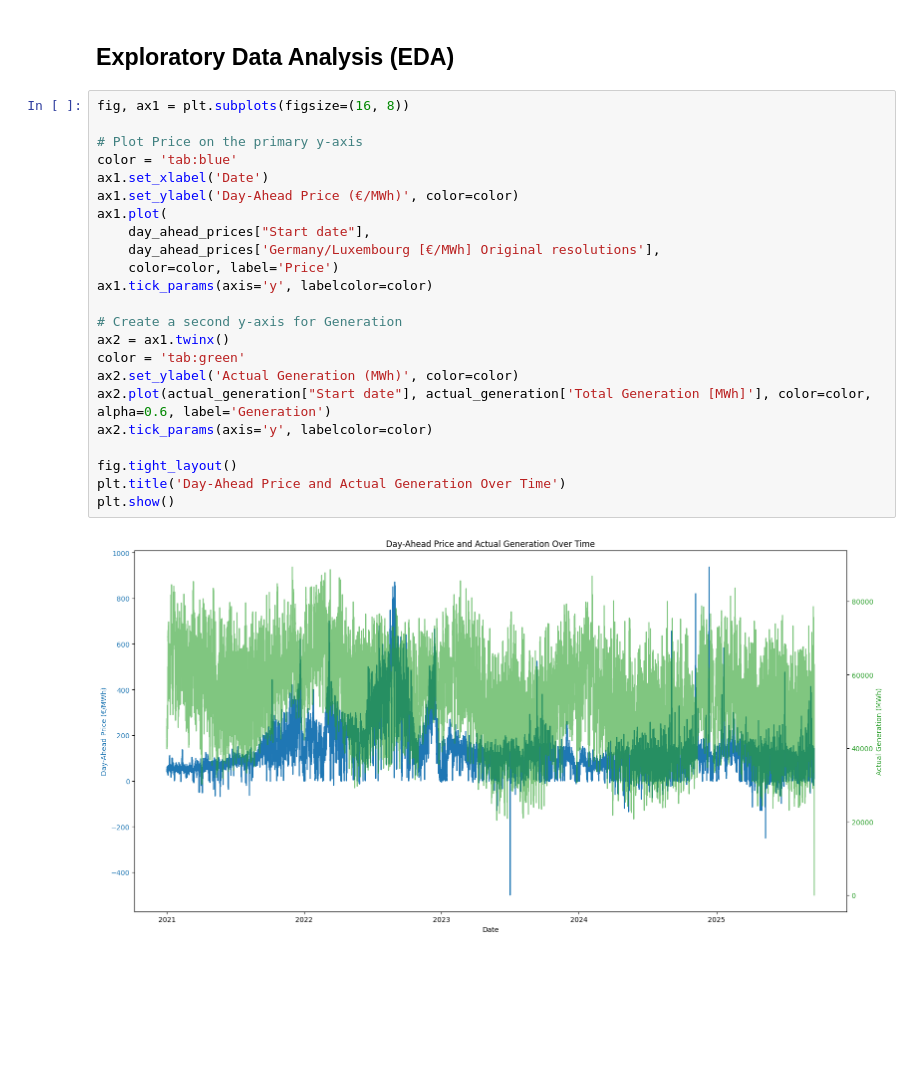
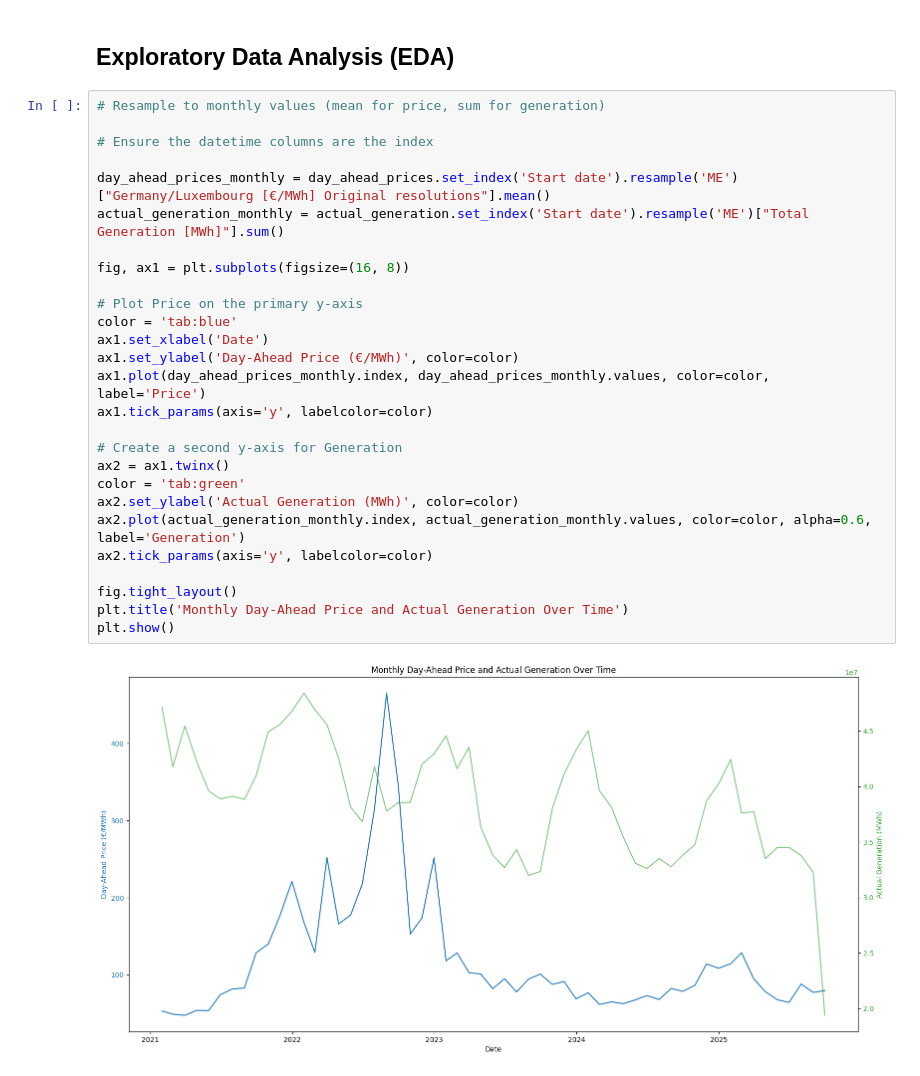
Before and after one commit to Alaeddin-B/german-energy-price-forecasting-mlops, a Jupyter notebook: notebooks/01-EDA.ipynb, the cells around one changed output. Drawn from its saved outputs; the diff is of its cells as text; blank space fills up the shorter version.

Commit message:
added more EDA plots

```diff
--- a/notebooks/01-EDA.ipynb
+++ b/notebooks/01-EDA.ipynb
@@ -148,27 +149,31 @@ Name: Germany/Luxembourg [€/MWh] Original resolutions, dtype: float64
 # %% [markdown]
 ## Exploratory Data Analysis (EDA)
 # %%
+# Resample to monthly values (mean for price, sum for generation)
+
+# Ensure the datetime columns are the index
+
+day_ahead_prices_monthly = day_ahead_prices.set_index('Start date').resample('ME')["Germany/Luxembourg [€/MWh] Original resolutions"].mean()
+actual_generation_monthly = actual_generation.set_index('Start date').resample('ME')["Total Generation [MWh]"].sum()
+
 fig, ax1 = plt.subplots(figsize=(16, 8))
 
 # Plot Price on the primary y-axis
 color = 'tab:blue'
 ax1.set_xlabel('Date')
 ax1.set_ylabel('Day-Ahead Price (€/MWh)', color=color)
-ax1.plot(
-    day_ahead_prices["Start date"],
-    day_ahead_prices['Germany/Luxembourg [€/MWh] Original resolutions'],
-    color=color, label='Price')
+ax1.plot(day_ahead_prices_monthly.index, day_ahead_prices_monthly.values, color=color, label='Price')
 ax1.tick_params(axis='y', labelcolor=color)
 
 # Create a second y-axis for Generation
 ax2 = ax1.twinx()
 color = 'tab:green'
 ax2.set_ylabel('Actual Generation (MWh)', color=color)
-ax2.plot(actual_generation["Start date"], actual_generation['Total Generation [MWh]'], color=color, alpha=0.6, label='Generation')
+ax2.plot(actual_generation_monthly.index, actual_generation_monthly.values, color=color, alpha=0.6, label='Generation')
 ax2.tick_params(axis='y', labelcolor=color)
 
 fig.tight_layout()
-plt.title('Day-Ahead Price and Actual Generation Over Time')
+plt.title('Monthly Day-Ahead Price and Actual Generation Over Time')
 plt.show()
 # %% [output]
-[figure, old version]
+[figure, new version]
```
Also changed, not shown: parts of 6 cells of this notebook.
